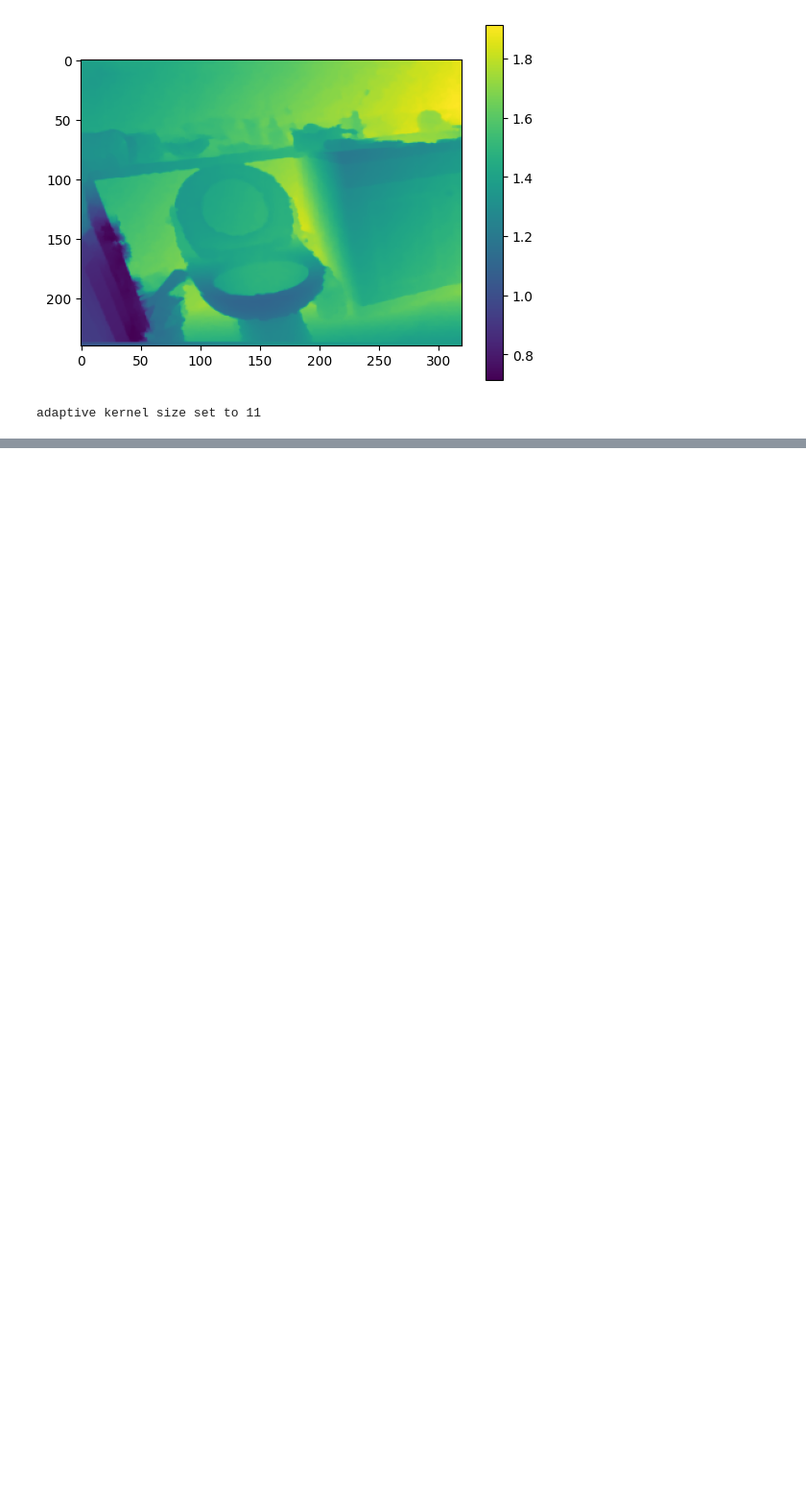
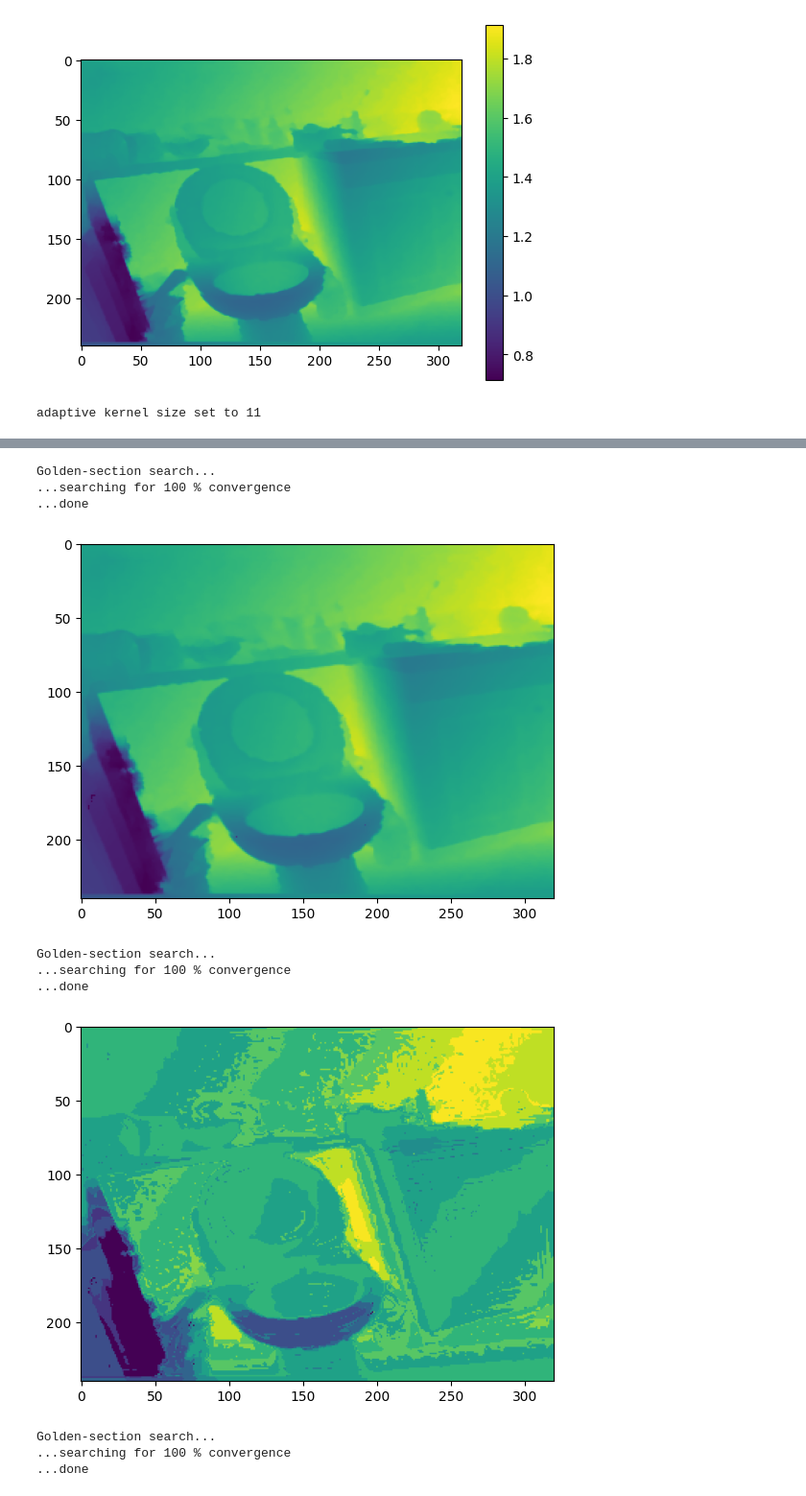
Before and after one commit to hollyjackson/dfd, a Jupyter notebook: dfd-Copy4.ipynb, the cells around one changed output, grey strips where cells are left out. Shown at 96% size. Drawn from its saved outputs; the diff is of its cells as text; code cells hidden in the pictures; blank space fills up the shorter version.

```diff
--- a/dfd-Copy4.ipynb
+++ b/dfd-Copy4.ipynb
@@ -57,0 +76,33 @@ utils.plot_single_stack(defocus_stack_torch / IMAGE_RANGE, globals.Df)
+# %%
+last_depth_map_golden = None
+for kk in range(k):
+    depth_map_golden = section_search.golden_section_search(Z, k_min_indices[:,:,kk], gt_aif, defocus_stack_torch,
+                                                            window=1, tolerance=1e-6)
+    plt.imshow(depth_map_golden, vmin = gt_dpt.min(), vmax = gt_dpt.max())
+    plt.show()
+    # chose which is better
+    if last_depth_map_golden is None:
+        last_depth_map_golden = depth_map_golden
+    else:
+        mse = section_search.objective_full(depth_map_golden, gt_aif, defocus_stack_torch, gamma=0, similarity_penalty=False, last_dpt=None)
+        last_mse = section_search.objective_full(last_depth_map_golden, gt_aif, defocus_stack_torch, gamma=0, similarity_penalty=False, last_dpt=None)
+        last_depth_map_golden = np.where(mse <= last_mse, depth_map_golden, last_depth_map_golden)
+
+
+if last_depth_map_golden is not None:
+    depth_map_golden = last_depth_map_golden
+
+plt.imshow(depth_map_golden, vmin = gt_dpt.min(), vmax = gt_dpt.max())
+plt.show()
+# %% [output]
+Golden-section search...
+...searching for 100 % convergence
+...done
+[figure, added]
+Golden-section search...
+...searching for 100 % convergence
+...done
+[figure, added]
+Golden-section search...
+...searching for 100 % convergence
+...done
```
Also changed, not shown: parts of 5 cells of this notebook, 7 other files.
